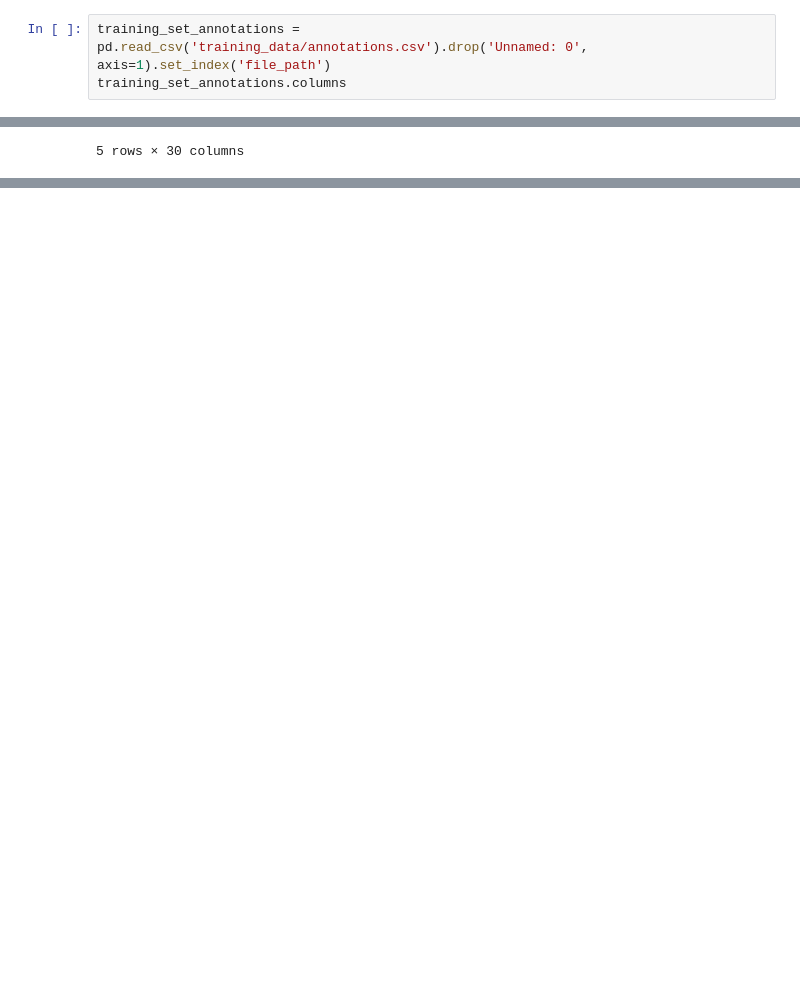
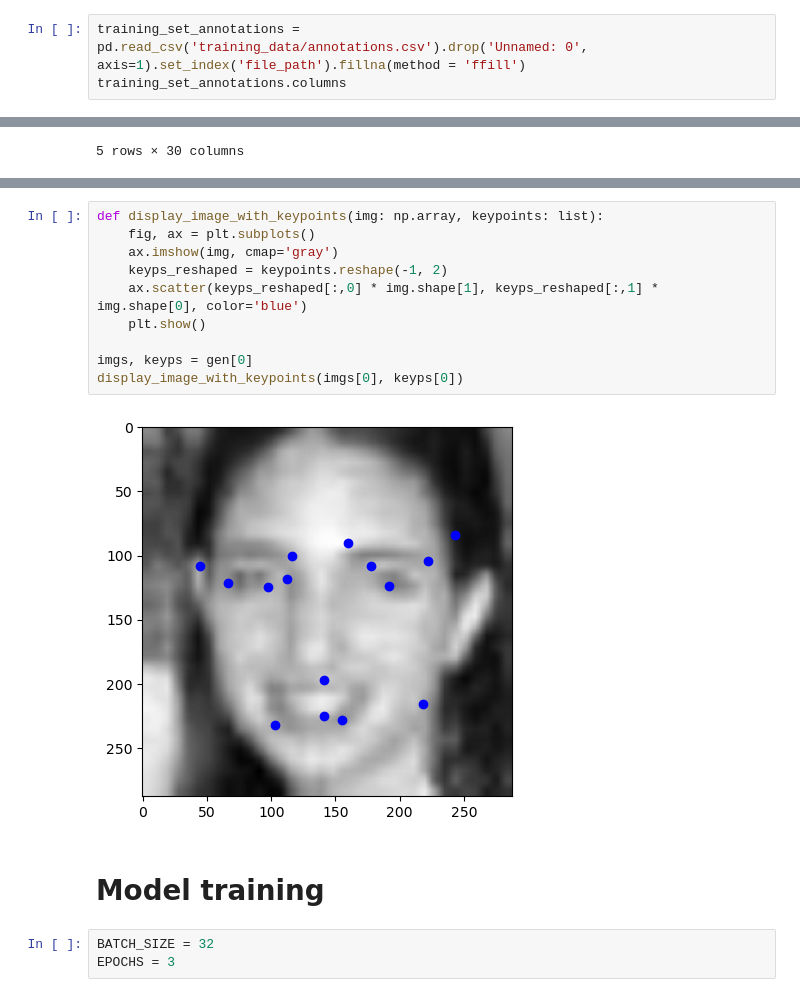
Before and after one commit to ekohachi22/CV-project3, a Jupyter notebook: testing_notebook.ipynb, the cells around one changed output, grey strips where cells are left out. Saved outputs shown, nothing was run; the diff lists cells and outputs as text; blank space fills up the shorter version.

Commit message:
add: model training, data generation, filters

```diff
--- a/testing_notebook.ipynb
+++ b/testing_notebook.ipynb
@@ -6,5 +12,5 @@ import numpy as np
 # %%
-training_set_annotations = pd.read_csv('training_data/annotations.csv').drop('Unnamed: 0', axis=1).set_index('file_path')
+training_set_annotations = pd.read_csv('training_data/annotations.csv').drop('Unnamed: 0', axis=1).set_index('file_path').fillna(method = 'ffill')
 training_set_annotations.columns
 # %% [output]
 Index(['left_eye_center_x', 'left_eye_center_y', 'right_eye_center_x',
@@ -38,0 +98,17 @@ def display_image_with_keypoints(img: np.array, keypoints: list):
+# %%
+def display_image_with_keypoints(img: np.array, keypoints: list):
+    fig, ax = plt.subplots()
+    ax.imshow(img, cmap='gray')
+    keyps_reshaped = keypoints.reshape(-1, 2)
+    ax.scatter(keyps_reshaped[:,0] * img.shape[1], keyps_reshaped[:,1] * img.shape[0], color='blue')
+    plt.show()
+
+imgs, keyps = gen[0]
+display_image_with_keypoints(imgs[0], keyps[0])
+# %% [output]
+[figure, added]
+# %% [markdown]
+# Model training
+# %%
+BATCH_SIZE = 32
+EPOCHS = 3
```
Also changed, not shown: parts of 19 cells of this notebook, 2 other files.
